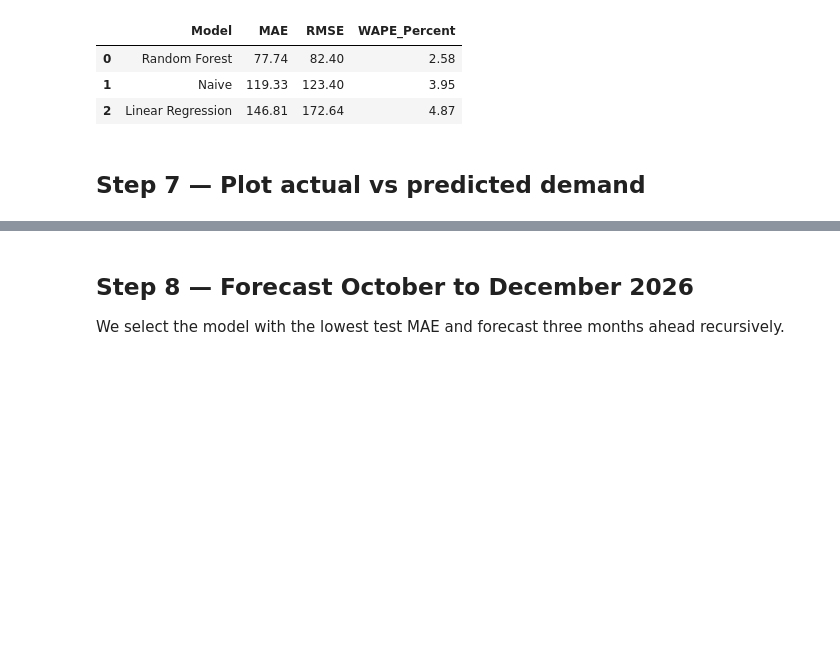
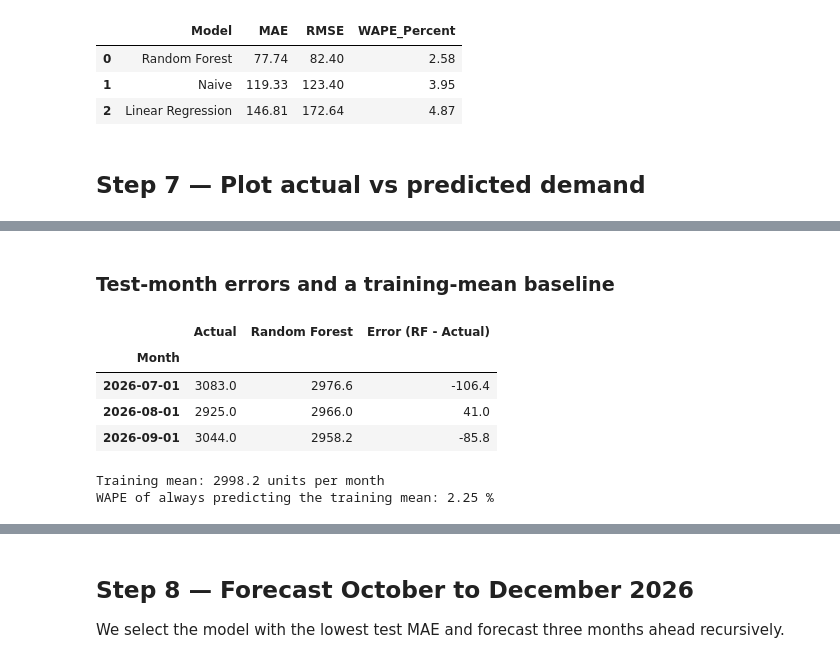
Before and after one commit to EricMWaimiri/kenya-retail-sales-customer-intelligence, a Jupyter notebook: notebooks/05_demand_forecasting.ipynb, the cells around one changed output, grey strips where cells are left out. Saved outputs shown, nothing was run; the diff lists cells and outputs as text; code cells hidden in the pictures; blank space fills up the shorter version.

```diff
--- a/notebooks/05_demand_forecasting.ipynb
+++ b/notebooks/05_demand_forecasting.ipynb
@@ -253,0 +254,19 @@ plt.show()
+# %% [markdown]
+### Test-month errors and a training-mean baseline
+# %%
+error_table = evaluation[["Actual", "Random Forest"]].copy()
+error_table["Error (RF - Actual)"] = (error_table["Random Forest"] - error_table["Actual"]).round(1)
+display(error_table.round(1))
+
+train_mean = train["TotalUnitsSold"].mean()
+mean_wape = (evaluation["Actual"] - train_mean).abs().sum() / evaluation["Actual"].sum() * 100
+print("Training mean:", round(train_mean, 1), "units per month")
+print("WAPE of always predicting the training mean:", round(mean_wape, 2), "%")
+# %% [output]
+|  | Actual | Random Forest | Error (RF - Actual) |
+| Month |  |  |  |
+| 2026-07-01 | 3083.0 | 2976.6 | -106.4 |
+| 2026-08-01 | 2925.0 | 2966.0 | 41.0 |
+| 2026-09-01 | 3044.0 | 2958.2 | -85.8 |
+Training mean: 2998.2 units per month
+WAPE of always predicting the training mean: 2.25 %
```
Also changed, not shown: parts of 9 cells of this notebook, 33 other files.
